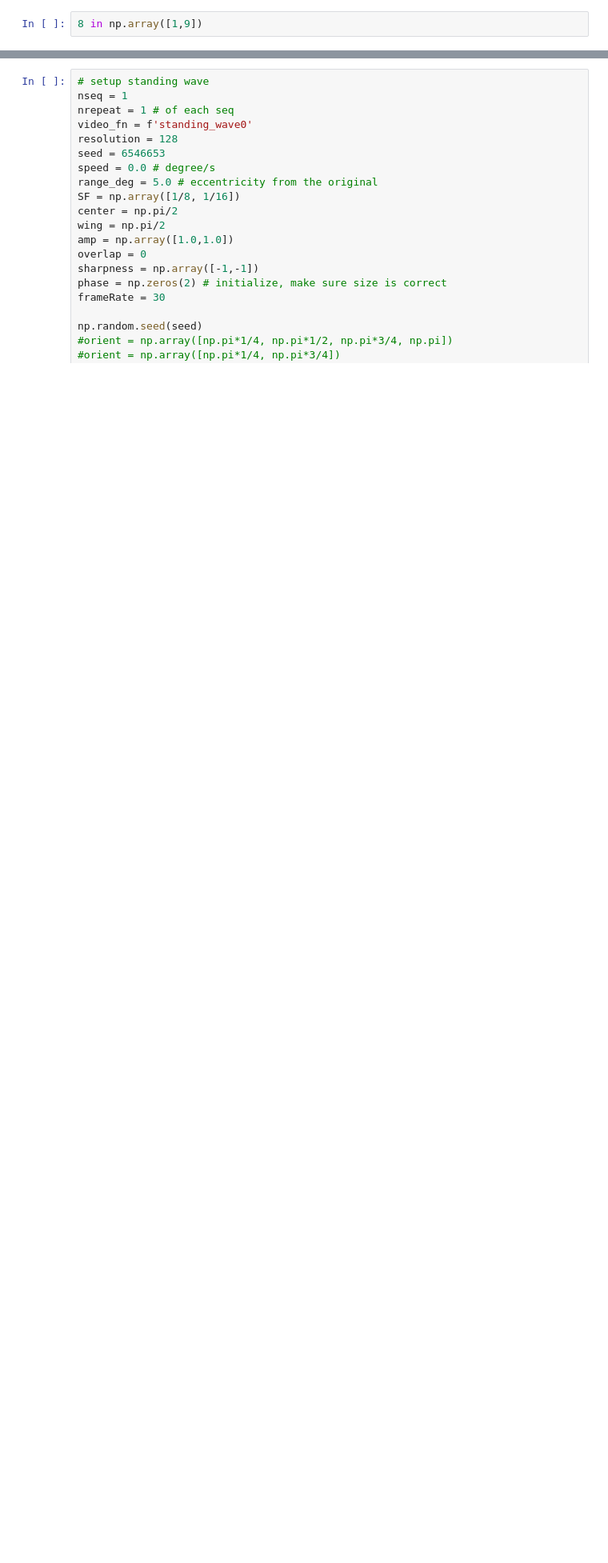
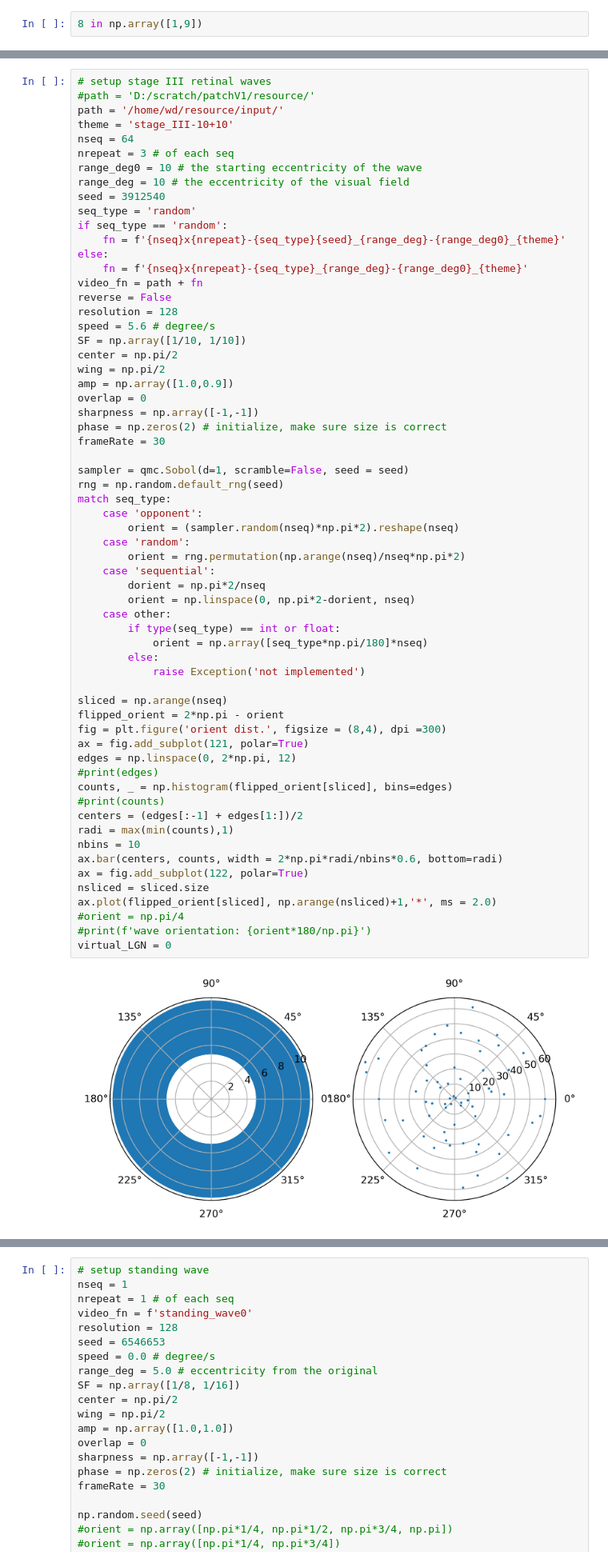
Before and after one commit to g13/patchV1, a Jupyter notebook: ext_input.ipynb, the cells around one changed output, grey strips where cells are left out. Shown at 80% size. Saved outputs shown, nothing was run; the diff lists cells and outputs as text; blank space fills up the shorter version.

```diff
--- a/ext_input.ipynb
+++ b/ext_input.ipynb
@@ -234 +328,65 @@ virtual_LGN = 0
+# %%
+# setup stage III retinal waves
+#path = 'D:/scratch/patchV1/resource/'
+path = '/home/wd/resource/input/'
+theme = 'stage_III-10+10'
+nseq = 64
+nrepeat = 3 # of each seq
+range_deg0 = 10 # the starting eccentricity of the wave
+range_deg = 10 # the eccentricity of the visual field
+seed = 3912540
+seq_type = 'random'
+if seq_type == 'random':
+    fn = f'{nseq}x{nrepeat}-{seq_type}{seed}_{range_deg}-{range_deg0}_{theme}'
+else:
+    fn = f'{nseq}x{nrepeat}-{seq_type}_{range_deg}-{range_deg0}_{theme}'
+video_fn = path + fn
+reverse = False
+resolution = 128
+speed = 5.6 # degree/s
+SF = np.array([1/10, 1/10])
+center = np.pi/2
+wing = np.pi/2
+amp = np.array([1.0,0.9])
+overlap = 0
+sharpness = np.array([-1,-1])
+phase = np.zeros(2) # initialize, make sure size is correct
+frameRate = 30
+
+sampler = qmc.Sobol(d=1, scramble=False, seed = seed)
+rng = np.random.default_rng(seed)
+match seq_type:
+    case 'opponent':
+        orient = (sampler.random(nseq)*np.pi*2).reshape(nseq)
+    case 'random':
+        orient = rng.permutation(np.arange(nseq)/nseq*np.pi*2)
+    case 'sequential':
+        dorient = np.pi*2/nseq
+        orient = np.linspace(0, np.pi*2-dorient, nseq)
+    case other:
+        if type(seq_type) == int or float:
+            orient = np.array([seq_type*np.pi/180]*nseq)
+        else:
+            raise Exception('not implemented')
+
+sliced = np.arange(nseq)
+flipped_orient = 2*np.pi - orient
+fig = plt.figure('orient dist.', figsize = (8,4), dpi =300)
+ax = fig.add_subplot(121, polar=True)
+edges = np.linspace(0, 2*np.pi, 12)
+#print(edges)
+counts, _ = np.histogram(flipped_orient[sliced], bins=edges)
+#print(counts)
+centers = (edges[:-1] + edges[1:])/2
+radi = max(min(counts),1)
+nbins = 10
+ax.bar(centers, counts, width = 2*np.pi*radi/nbins*0.6, bottom=radi)
+ax = fig.add_subplot(122, polar=True)
+nsliced = sliced.size
+ax.plot(flipped_orient[sliced], np.arange(nsliced)+1,'*', ms = 2.0)
+#orient = np.pi/4
+#print(f'wave orientation: {orient*180/np.pi}')
+virtual_LGN = 0
+# %% [output]
+[figure, added]
 # %%
```
Also changed, not shown: parts of 10 cells of this notebook, 31 other files.
